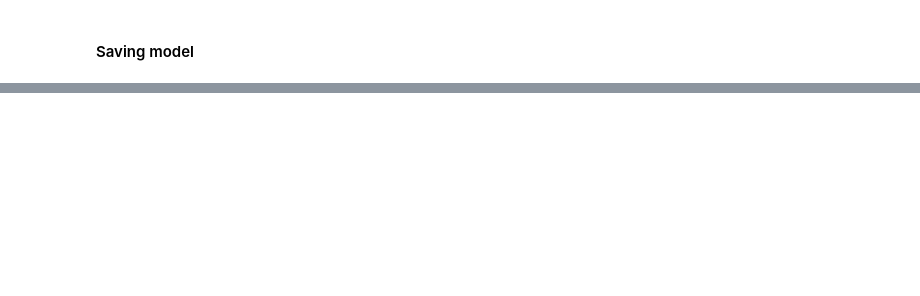
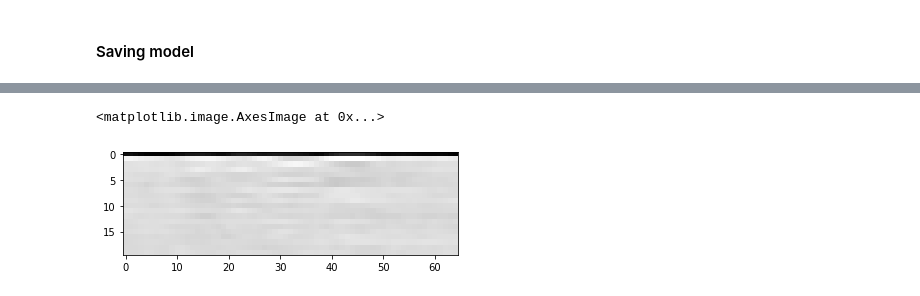
Before and after one commit to kazzart/PhraseRecognition, a Jupyter notebook: AudioRecognitionModel.ipynb, the cells around one changed output, grey strips where cells are left out. Cells and saved outputs as stored; diff of their text form; code cells hidden in the pictures; blank space fills up the shorter version.

```diff
--- a/AudioRecognitionModel.ipynb
+++ b/AudioRecognitionModel.ipynb
@@ -136,0 +223,5 @@ model.save('models\\128_hop_20_nmfcc(almost_almost_success).h5')
+# %%
+plt.imshow(mfcc, cmap='gray')
+# %% [output]
+<matplotlib.image.AxesImage at 0x...>
+[figure, added]
```
Also changed, not shown: parts of 24 cells of this notebook, 3 other files.
